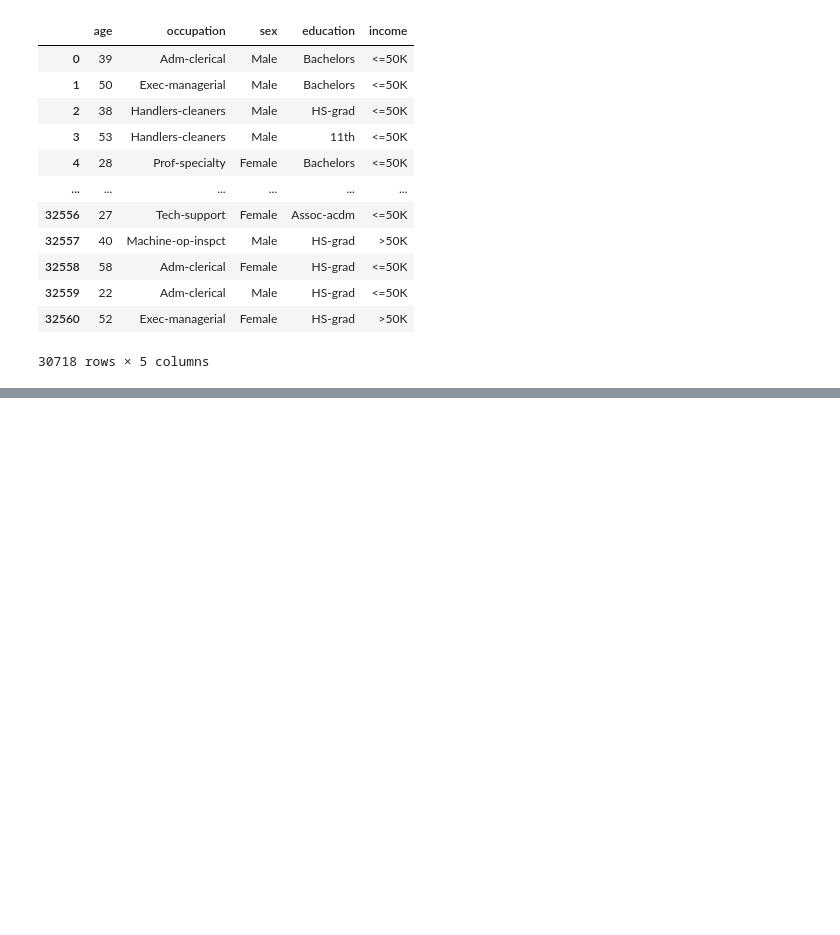
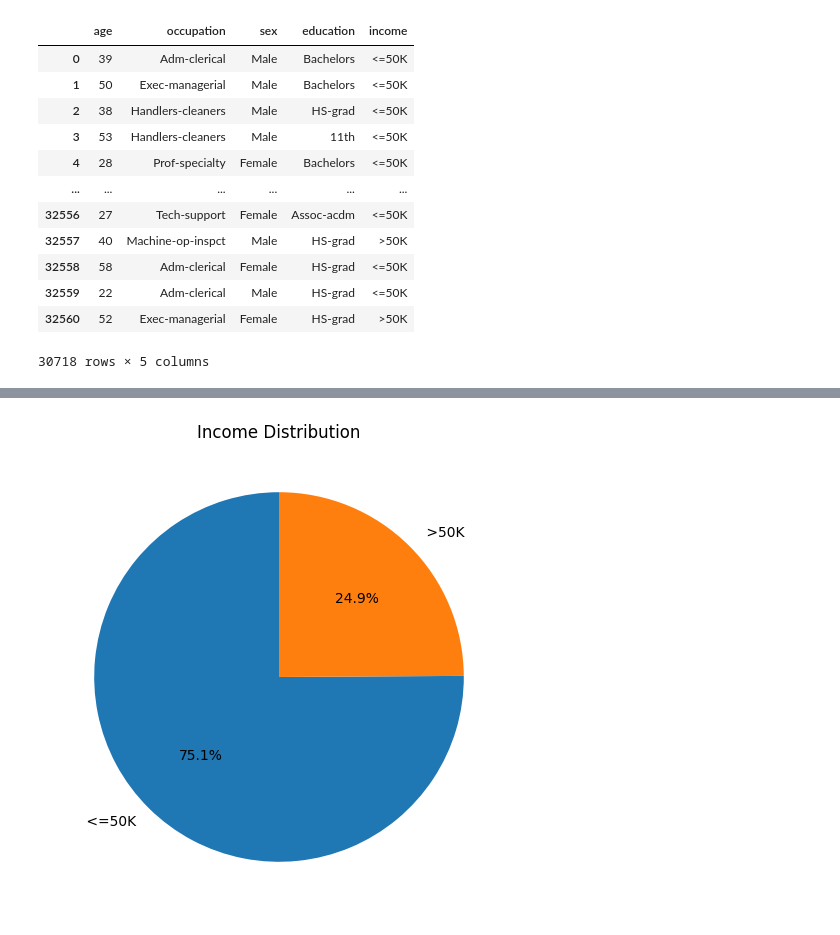
Before and after one commit to kotharisoumil/Info_Alchemists, a Jupyter notebook: DTSC_1302_Group_20_Project.ipynb, the cells around one changed output, grey strips where cells are left out. Cells and saved outputs as stored; diff of their text form; code cells hidden in the pictures; blank space fills up the shorter version.

```diff
--- a/DTSC_1302_Group_20_Project.ipynb
+++ b/DTSC_1302_Group_20_Project.ipynb
@@ -104,0 +87,9 @@ Resolving deltas: 100% (7/7), done.
+# %%
+# Assuming your data is in a pandas DataFrame called 'df_cleaned2'
+income_counts = df_cleaned2['income'].value_counts()
+
+plt.figure(figsize=(6, 6))
+plt.pie(income_counts, labels=income_counts.index, autopct='%1.1f%%', startangle=90)
+_ = plt.title('Income Distribution')
+# %% [output]
+[figure, added]
```
Also changed, not shown: parts of 4 cells of this notebook.
